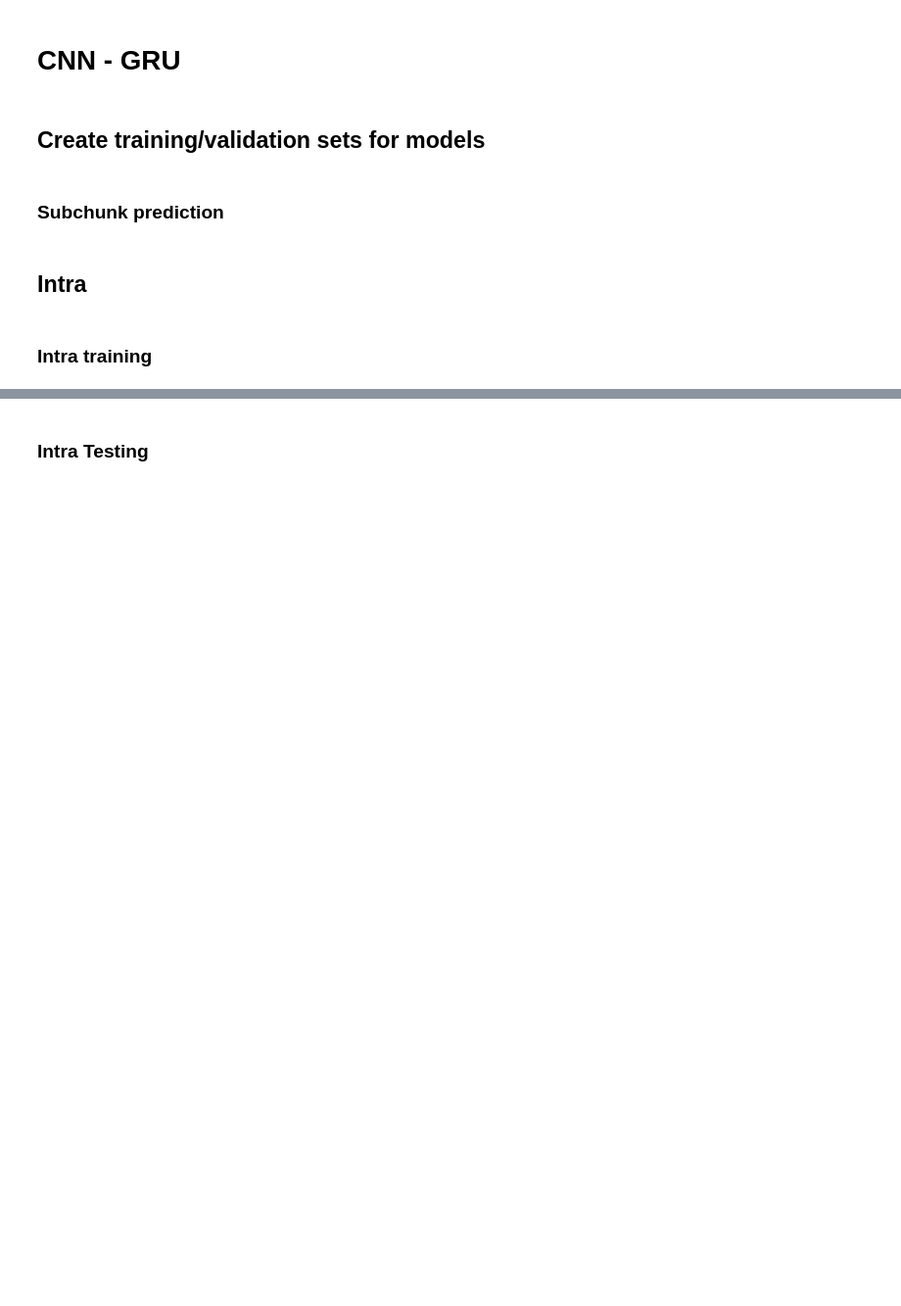
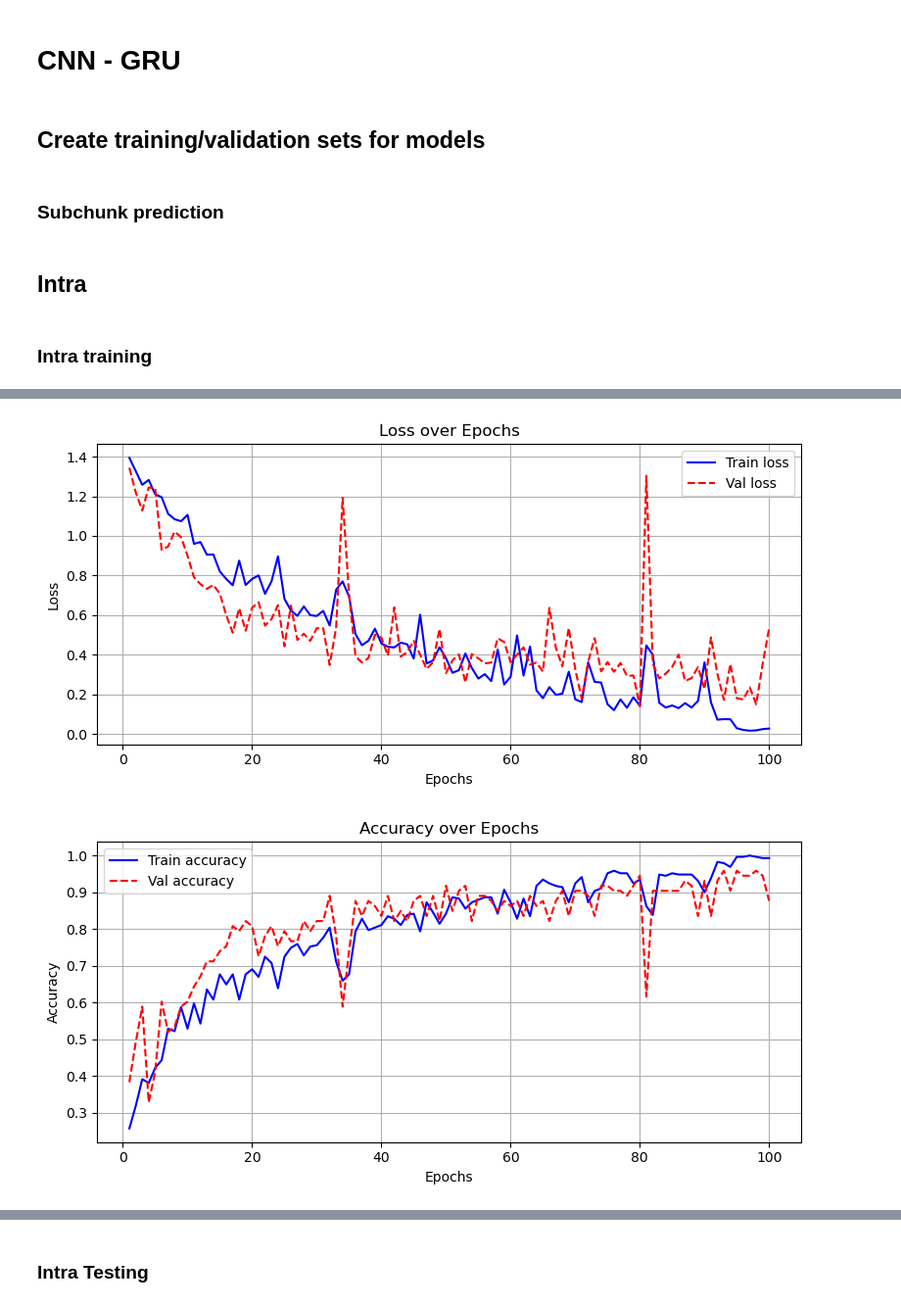
Before and after one commit to antisocialites/Deep-Learning, a Jupyter notebook: Assignment 2/All_Models-seq.ipynb, the cells around one changed output, grey strips where cells are left out. Shown: that part at 98% size. Cells and saved outputs as stored; diff of their text form; code cells hidden in the pictures; blank space fills up the shorter version.

Commit message:
add cnn-gru intra training and testing

```diff
--- a/Assignment 2/All_Models-seq.ipynb
+++ b/Assignment 2/All_Models-seq.ipynb
@@ -115,7 +116,7 @@ Working Memory: (248, 284992)
 ### Intra Testing Files
 # %%
 ## TEST DATA ##
-rest_intra_test, motor_intra_test, story_math_intra_test, wm_intra_test = load_participant_arrays(participant_id_intra, base_dir=r"C:\Users\odiee\OneDrive\Documents\24-25\Blok4\Deep Learning\Assignments\Assignment 2\Final Project data\Intra\test")
+rest_intra_test, motor_intra_test, story_math_intra_test, wm_intra_test = load_participant_arrays(participant_id_intra, base_dir="data/Intra/test")
 print("Rest:", None if rest_intra is None else rest_intra_test.shape)
 print("Motor:", None if motor_intra is None else motor_intra_test.shape)
 print("Story/Math:", None if story_math_intra is None else story_math_intra_test.shape)
@@ -139,8 +140,8 @@ participant_id_c1 = 113922
 participant_id_c2 = 164636
 
 
-rest_c1, motor_c1, story_math_c1, wm_c1 = load_participant_arrays(participant_id_c1, base_dir=r"C:\Users\odiee\OneDrive\Documents\24-25\Blok4\Deep Learning\Assignments\Assignment 2\Final Project data\Cross\train")
-rest_c2, motor_c2, story_math_c2, wm_c2 = load_participant_arrays(participant_id_c2, base_dir=r"C:\Users\odiee\OneDrive\Documents\24-25\Blok4\Deep Learning\Assignments\Assignment 2\Final Project data\Cross\train")
+rest_c1, motor_c1, story_math_c1, wm_c1 = load_participant_arrays(participant_id_c1, base_dir="data/Cross/train")
+rest_c2, motor_c2, story_math_c2, wm_c2 = load_participant_arrays(participant_id_c2, base_dir="data/Cross/train")
 
 print("Rest:", None if rest_c2 is None else rest_c2.shape)
 print("Motor:", None if motor_c2 is None else motor_c2.shape)
@@ -161,11 +162,11 @@ participant_id_cross1= 162935
 participant_id_cross2= 707749
 participant_id_cross3= 725751
 participant_id_cross4 = 735148
-rest_cross1, motor_cross1, story_math_cross1, wm_cross1 = load_participant_arrays(participant_id_cross1, base_dir=r"C:\Users\odiee\OneDrive\Documents\24-25\Blok4\Deep Learning\Assignments\Assignment 2\Final Project data\Cross\test1")
-rest_cross2, motor_cross2, story_math_cross2, wm_cross2 = load_participant_arrays(participant_id_cross2, base_dir=r"C:\Users\odiee\OneDrive\Documents\24-25\Blok4\Deep Learning\Assignments\Assignment 2\Final Project data\Cross\test2")
-rest_cross3, motor_cross3, story_math_cross3, wm_cross3 = load_participant_arrays(participant_id_cross3, base_dir=r"C:\Users\odiee\OneDrive\Documents\24-25\Blok4\Deep Learning\Assignments\Assignment 2\Final Project data\Cross\test3")
-rest_cross4, motor_cross4, story_math_cross4, wm_cross4 = load_participant_arrays(participant_id_cross4, base_dir=r"C:\Users\odiee\OneDrive\Documents\24-25\Blok4\Deep Learning\Assignments\Assignment 2\Final Project data\Cross\test3")
-
+rest_cross1, motor_cross1, story_math_cross1, wm_cross1 = load_participant_arrays(participant_id_cross1, base_dir="data/Cross/test1")
+rest_cross2, motor_cross2, story_math_cross2, wm_cross2 = load_participant_arrays(participant_id_cross2, base_dir="data/Cross/test2")
+rest_cross3, motor_cross3, story_math_cross3, wm_cross3 = load_participant_arrays(participant_id_cross3, base_dir="data/Cross/test3")
+rest_cross4, motor_cross4, story_math_cross4, wm_cross4 = load_participant_arrays(participant_id_cross4, base_dir="data/Cross/test3")
+"data/Cross/test1"
 
 print("Rest:", None if rest_cross3 is None else rest_cross3.shape)
 print("Motor:", None if motor_cross3 is None else motor_cross3.shape)
@@ -1287,3 +1289,29 @@ def make_sequences_with_ids(
 ## Intra
 # %% [markdown]
 ### Intra training
+# %%
+time_per_snapshot = 32       # 1s per snapshot isince it's sampled at 128 Hz
+sequence_length = 6          # 10 snapshots per sequence (10s)
+label_map = {
+    "rest": 0,
+    "motor": 1,
+    "story_math": 2,
+    "wm": 3
+}
+
+# Prepare inputs
+data_list = [reordered_data_dict['reordered_data_rest'], reordered_data_dict['reordered_data_motor'], reordered_data_dict['reordered_data_story_math'], reordered_data_dict['reordered_data_wm']]
+labels_list = [label_map["rest"], label_map["motor"], label_map["story_math"], label_map["wm"]]
+
+# Generate sequences
+X_all, y_all, ids_all = make_sequences_with_ids(
+    data_list=data_list,
+    labels_list=labels_list,
+    time_per_snapshot=32,
+    sequence_length=6
+)
+
+# train/val split
+
+X_train, X_val, y_train, y_val, ids_train, ids_val = train_test_split(
+    X_all, y_all, ids_all, test_size=0.2, random_state=42, stratify=y_all)
@@ -1289,0 +1488,5 @@ def make_sequences_with_ids(
+# %%
+plot_training_history(best_intra_history, metrics=['loss', 'accuracy'])
+# %% [output]
+[figure, added]
+[figure, added]
```
Also changed, not shown: parts of 16 cells of this notebook.
